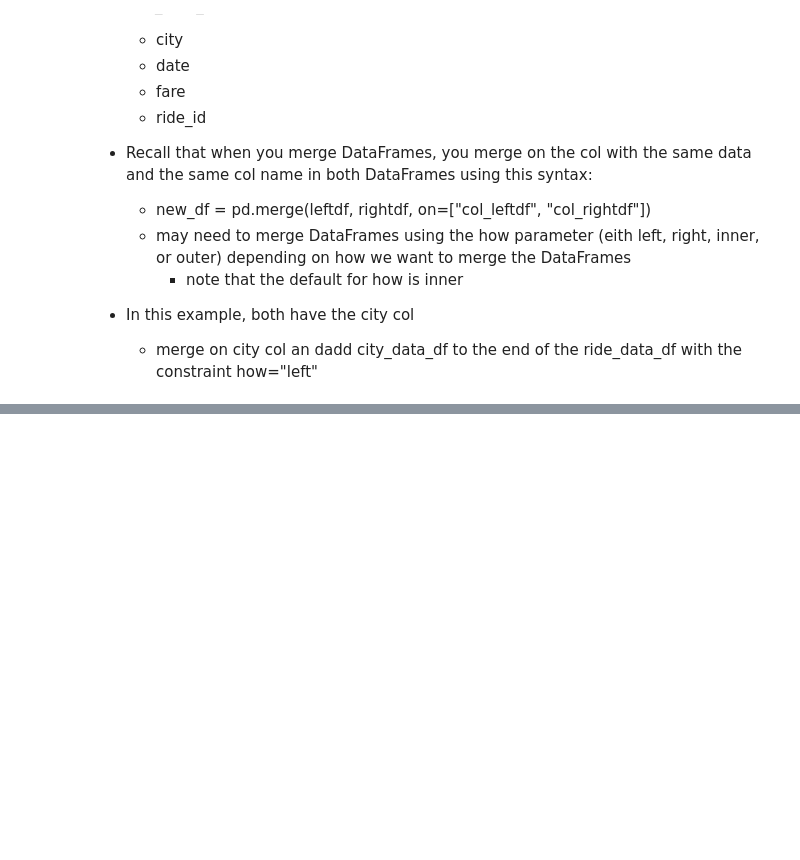
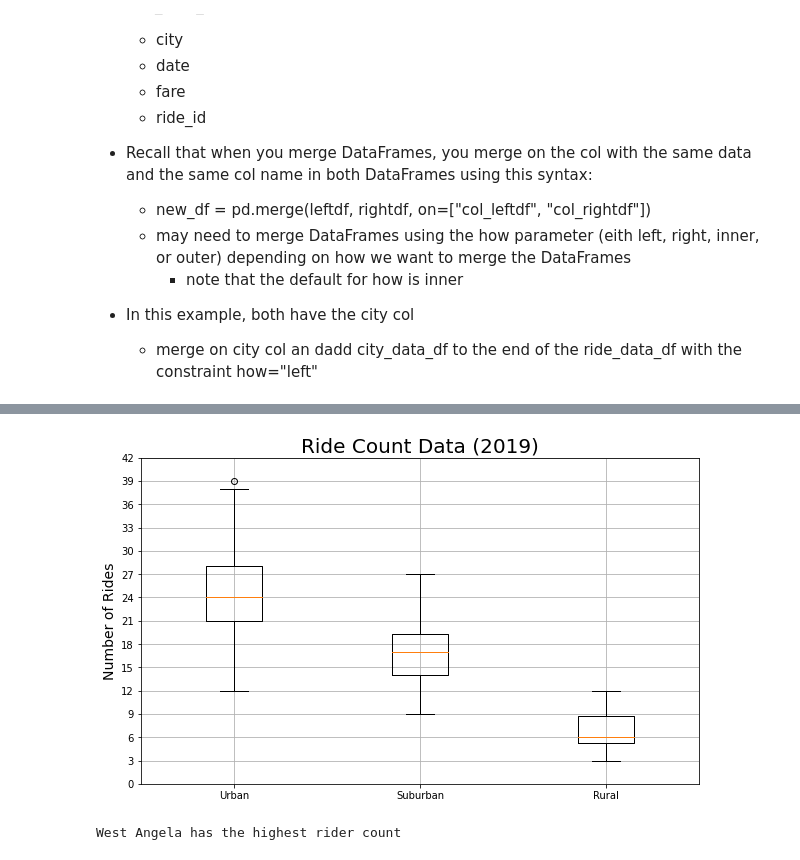
Before and after one commit to jwcomp4/PyBer_Analysis, a Jupyter notebook: PyBer.ipynb, the cells around one changed output, grey strips where cells are left out. Cells and saved outputs as stored; diff of their text form; code cells hidden in the pictures; blank space fills up the shorter version.

```diff
--- a/PyBer.ipynb
+++ b/PyBer.ipynb
@@ -443,0 +777,39 @@ plt.show()
+# %%
+# Adding all of the box plots to one graph
+
+x_labels = ["Urban", "Suburban", "Rural"]
+
+ride_count_data = [urban_ride_count, suburb_ride_count, rural_ride_count]
+
+fig, ax = plt.subplots(figsize=(10, 6))
+
+ax.set_title("Ride Count Data (2019)", fontsize=20)
+
+ax.set_ylabel("Number of Rides", fontsize = 14)
+
+ax.boxplot(ride_count_data, labels=x_labels)
+
+ax.set_yticks(np.arange(0, 45, step=3.0))
+
+ax.grid()
+
+plt.savefig("analysis/Fig2.png")
+
+plt.show()
+# %% [output]
+[figure, added]
+# %%
+# Note that there is an outlier of 39
+# Now looking to see which city has the highest number of riders.
+# Recall that the urban_ride_count is a Series with the Index being the city and the data is the number of rides.
+
+# Can get the "True" values where urban_ride_count is 39
+# Then filter urban_ride_count for all the urban_ride_count for all of the True values and get the city name
+
+# Here, filtering the urban_ride_count Series for 39 and then looking at the value with .index[0]
+# Then assign to urban_city_outlier
+urban_city_outlier = urban_ride_count[urban_ride_count==39].index[0]
+
+print(f'{urban_city_outlier} has the highest rider count')
+# %% [output]
+West Angela has the highest rider count
```
Also changed, not shown: parts of 64 cells of this notebook.
